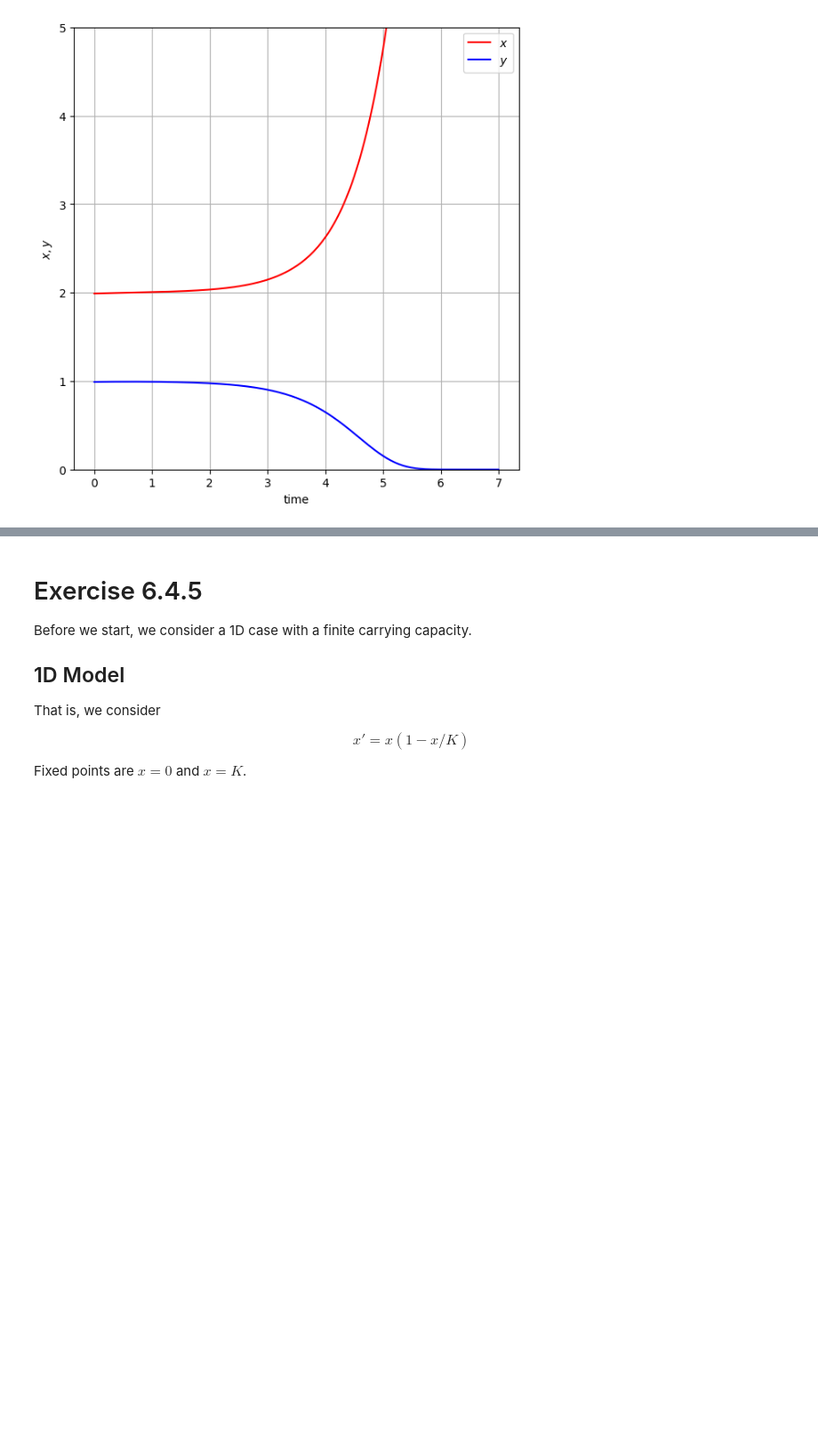
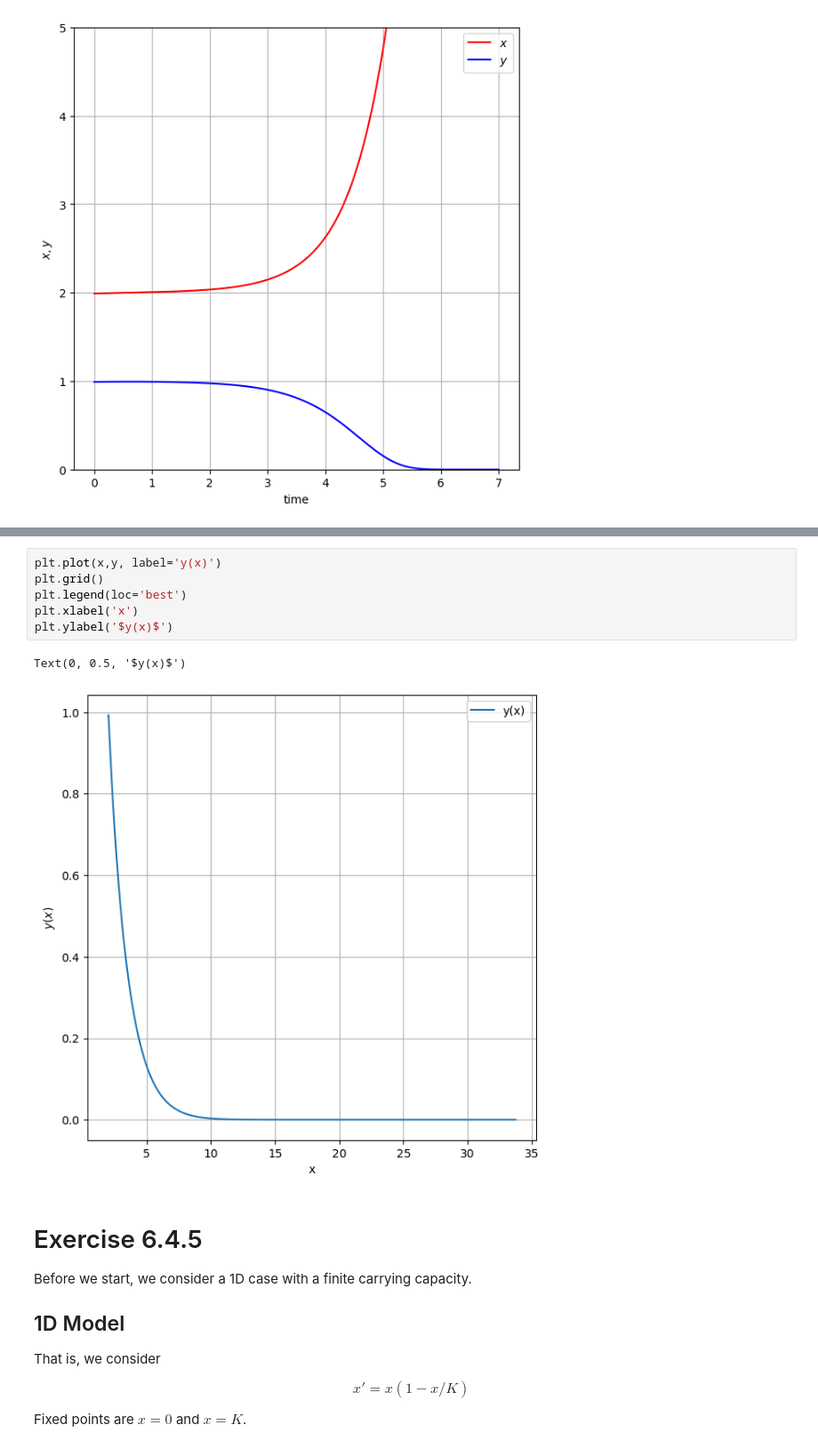
Before and after one commit to ClemensFMN/Notebooks, a Jupyter notebook: ODE/Exercise-6.4.4-6.4.6.ipynb, the cells around one changed output, grey strips where cells are left out. Shown at 89% size. Drawn from its saved outputs; the diff is of its cells as text; blank space fills up the shorter version.

```diff
--- a/ODE/Exercise-.6.4.4-6.4.6.ipynb
+++ b/ODE/Exercise-6.4.4-6.4.6.ipynb
@@ -55,3 +77,12 @@ plt.ylim([0,5])
+# %%
+plt.plot(x,y, label='y(x)')
+plt.grid()
+plt.legend(loc='best')
+plt.xlabel('x')
+plt.ylabel('$y(x)$')
+# %% [output]
+Text(0, 0.5, '$y(x)$')
+[figure, added]
 # %% [markdown]
 # Exercise 6.4.5
 
```
Also changed, not shown: parts of 7 cells of this notebook.
